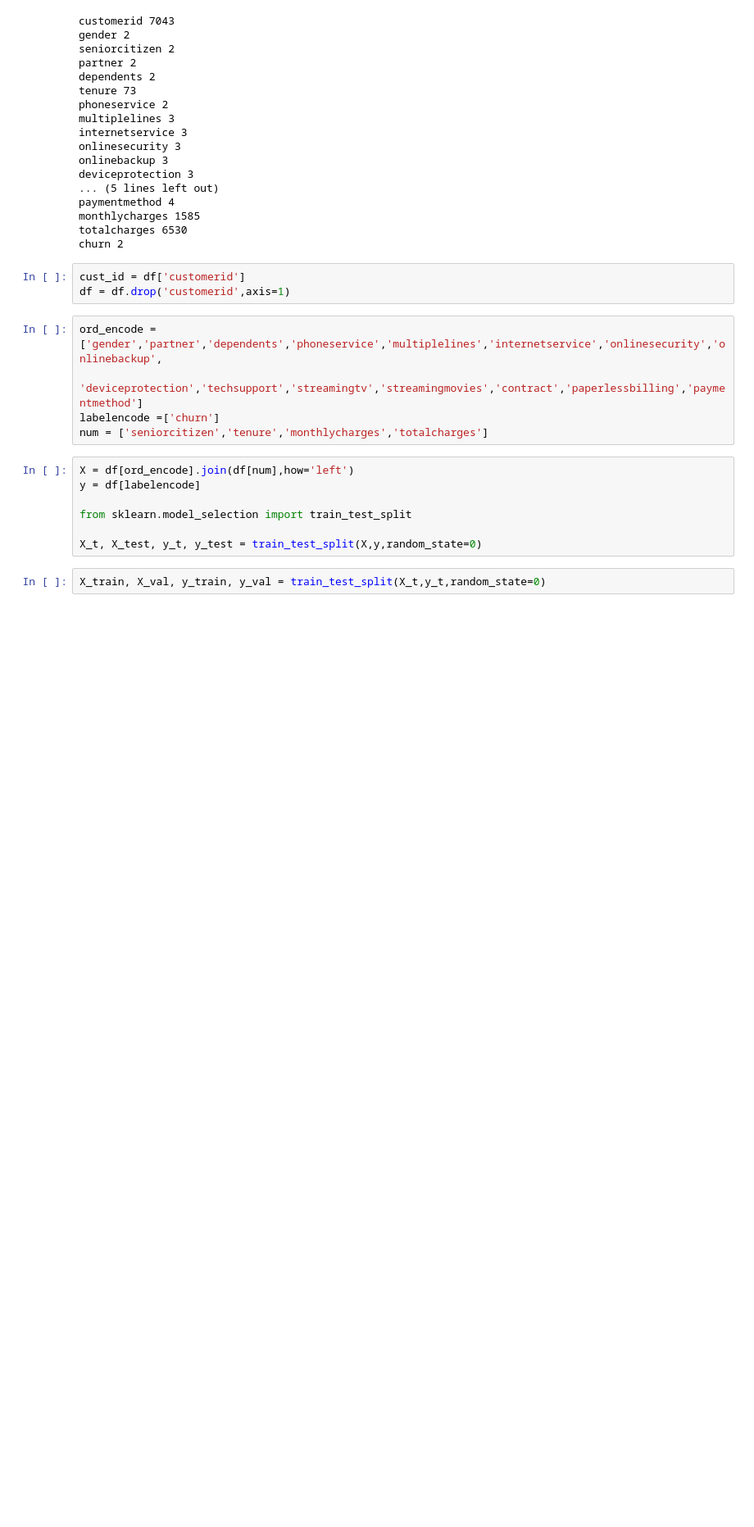
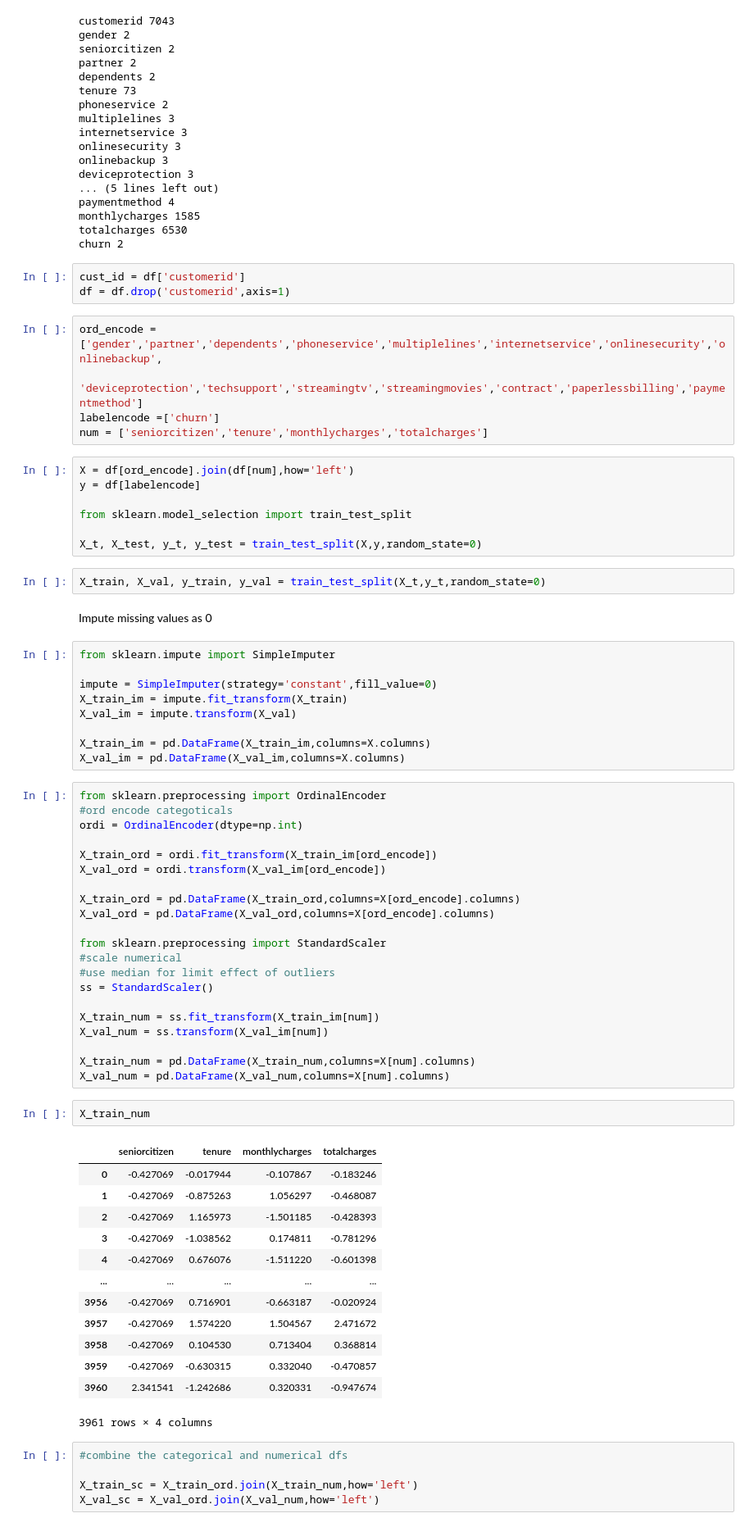
Before and after one commit to GriffinRiner/bsc-phase-three-project, a Jupyter notebook: notebooks/exploratory/Warren/initial.ipynb, the cells around one changed output. Shown at 82% size. Cells and saved outputs as stored; diff of their text form; blank space fills up the shorter version.

Commit message:
data preprocessing w/o pip

```diff
--- a/notebooks/exploratory/Warren/initial.ipynb
+++ b/notebooks/exploratory/Warren/initial.ipynb
@@ -87,3 +87,56 @@ from sklearn.model_selection import train_test_split
 X_t, X_test, y_t, y_test = train_test_split(X,y,random_state=0)
 # %%
 X_train, X_val, y_train, y_val = train_test_split(X_t,y_t,random_state=0)
+# %% [markdown]
+Impute missing values as 0
+# %%
+from sklearn.impute import SimpleImputer
+
+impute = SimpleImputer(strategy='constant',fill_value=0)
+X_train_im = impute.fit_transform(X_train)
+X_val_im = impute.transform(X_val)
+
+X_train_im = pd.DataFrame(X_train_im,columns=X.columns)
+X_val_im = pd.DataFrame(X_val_im,columns=X.columns)
+# %%
+from sklearn.preprocessing import OrdinalEncoder
+#ord encode categoticals
+ordi = OrdinalEncoder(dtype=np.int)
+
+X_train_ord = ordi.fit_transform(X_train_im[ord_encode])
+X_val_ord = ordi.transform(X_val_im[ord_encode])
+
+X_train_ord = pd.DataFrame(X_train_ord,columns=X[ord_encode].columns)
+X_val_ord = pd.DataFrame(X_val_ord,columns=X[ord_encode].columns)
+
+from sklearn.preprocessing import StandardScaler
+#scale numerical
+#use median for limit effect of outliers
+ss = StandardScaler()
+
+X_train_num = ss.fit_transform(X_train_im[num])
+X_val_num = ss.transform(X_val_im[num])
+
+X_train_num = pd.DataFrame(X_train_num,columns=X[num].columns)
+X_val_num = pd.DataFrame(X_val_num,columns=X[num].columns)
+# %%
+X_train_num
+# %% [output]
+|  | seniorcitizen | tenure | monthlycharges | totalcharges |
+| 0 | -0.427069 | -0.017944 | -0.107867 | -0.183246 |
+| 1 | -0.427069 | -0.875263 | 1.056297 | -0.468087 |
+| 2 | -0.427069 | 1.165973 | -1.501185 | -0.428393 |
+| 3 | -0.427069 | -1.038562 | 0.174811 | -0.781296 |
+| 4 | -0.427069 | 0.676076 | -1.511220 | -0.601398 |
+| ... | ... | ... | ... | ... |
+| 3956 | -0.427069 | 0.716901 | -0.663187 | -0.020924 |
+| 3957 | -0.427069 | 1.574220 | 1.504567 | 2.471672 |
+| 3958 | -0.427069 | 0.104530 | 0.713404 | 0.368814 |
+| 3959 | -0.427069 | -0.630315 | 0.332040 | -0.470857 |
+| 3960 | 2.341541 | -1.242686 | 0.320331 | -0.947674 |
+3961 rows × 4 columns
+# %%
+#combine the categorical and numerical dfs
+
+X_train_sc = X_train_ord.join(X_train_num,how='left')
+X_val_sc = X_val_ord.join(X_val_num,how='left')
```
Also changed, not shown: parts of 2 cells of this notebook.
